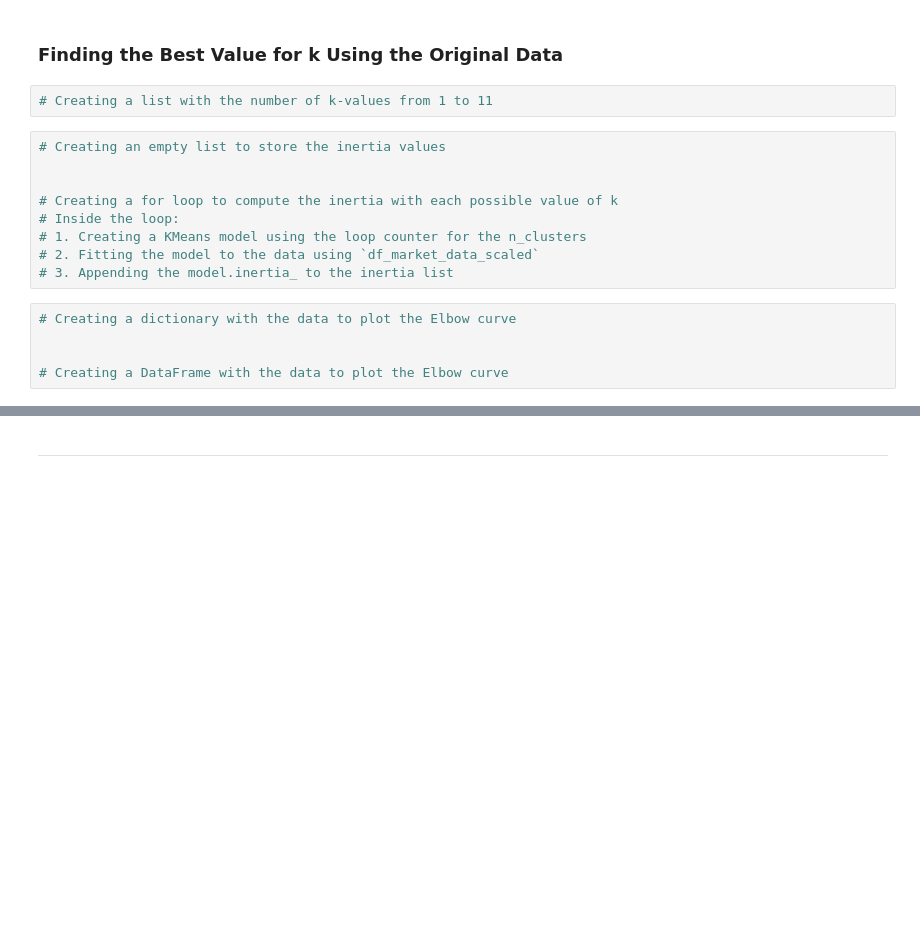
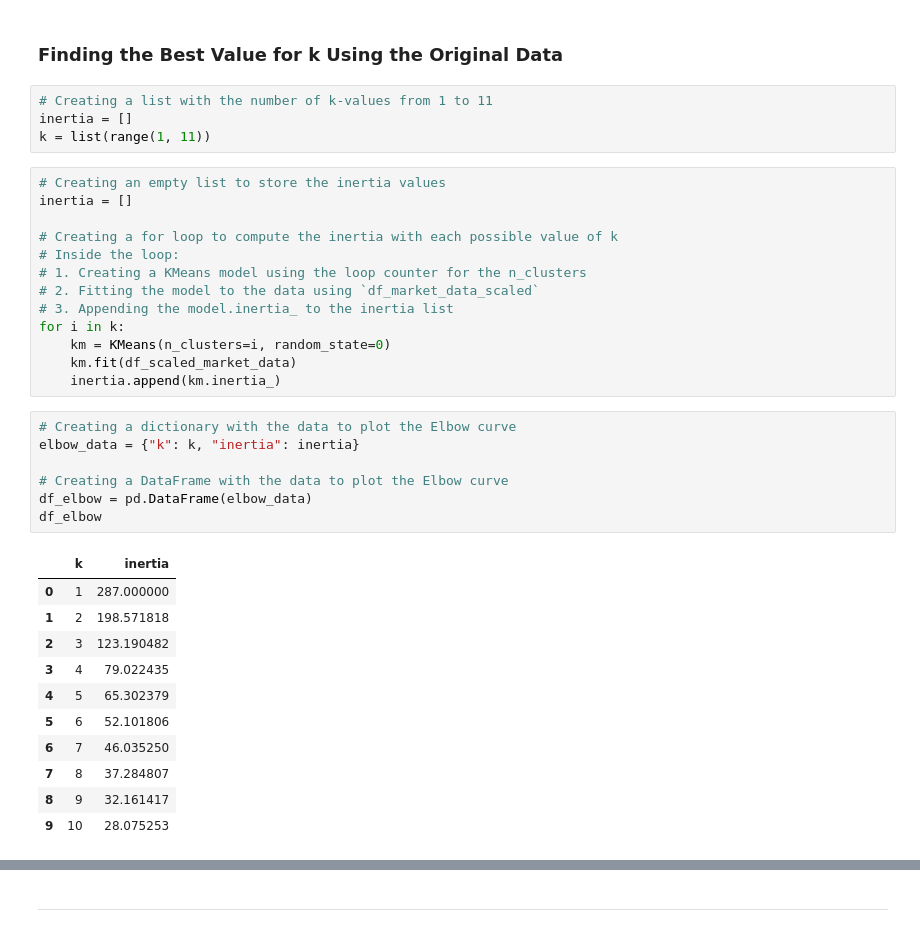
Before and after one commit to YargKlnc/CryptoClustering, a Jupyter notebook: Crypto_Clustering.ipynb, the cells around one changed output, grey strips where cells are left out. Drawn from its saved outputs; the diff is of its cells as text; blank space fills up the shorter version.

```diff
--- a/Crypto_Clustering.ipynb
+++ b/Crypto_Clustering.ipynb
@@ -86,19 +135,39 @@ WARNING:bokeh.io.export:file:///C:/Users/yarg7/Documents/YK%20Data%20UofT/Homewo
 ### Finding the Best Value for k Using the Original Data
 # %%
 # Creating a list with the number of k-values from 1 to 11
+inertia = []
+k = list(range(1, 11))
 # %%
 # Creating an empty list to store the inertia values
-
+inertia = []
 
 # Creating a for loop to compute the inertia with each possible value of k
 # Inside the loop:
 # 1. Creating a KMeans model using the loop counter for the n_clusters
 # 2. Fitting the model to the data using `df_market_data_scaled`
 # 3. Appending the model.inertia_ to the inertia list
+for i in k:
+    km = KMeans(n_clusters=i, random_state=0)
+    km.fit(df_scaled_market_data)
+    inertia.append(km.inertia_)
 # %%
 # Creating a dictionary with the data to plot the Elbow curve
-
+elbow_data = {"k": k, "inertia": inertia}
 
 # Creating a DataFrame with the data to plot the Elbow curve
+df_elbow = pd.DataFrame(elbow_data)
+df_elbow
+# %% [output]
+|  | k | inertia |
+| 0 | 1 | 287.000000 |
+| 1 | 2 | 198.571818 |
+| 2 | 3 | 123.190482 |
+| 3 | 4 | 79.022435 |
+| 4 | 5 | 65.302379 |
+| 5 | 6 | 52.101806 |
+| 6 | 7 | 46.035250 |
+| 7 | 8 | 37.284807 |
+| 8 | 9 | 32.161417 |
+| 9 | 10 | 28.075253 |
 # %%
 # Plotting a line chart with all the inertia values computed with
```
Also changed, not shown: parts of 18 cells of this notebook, 2 other files.
